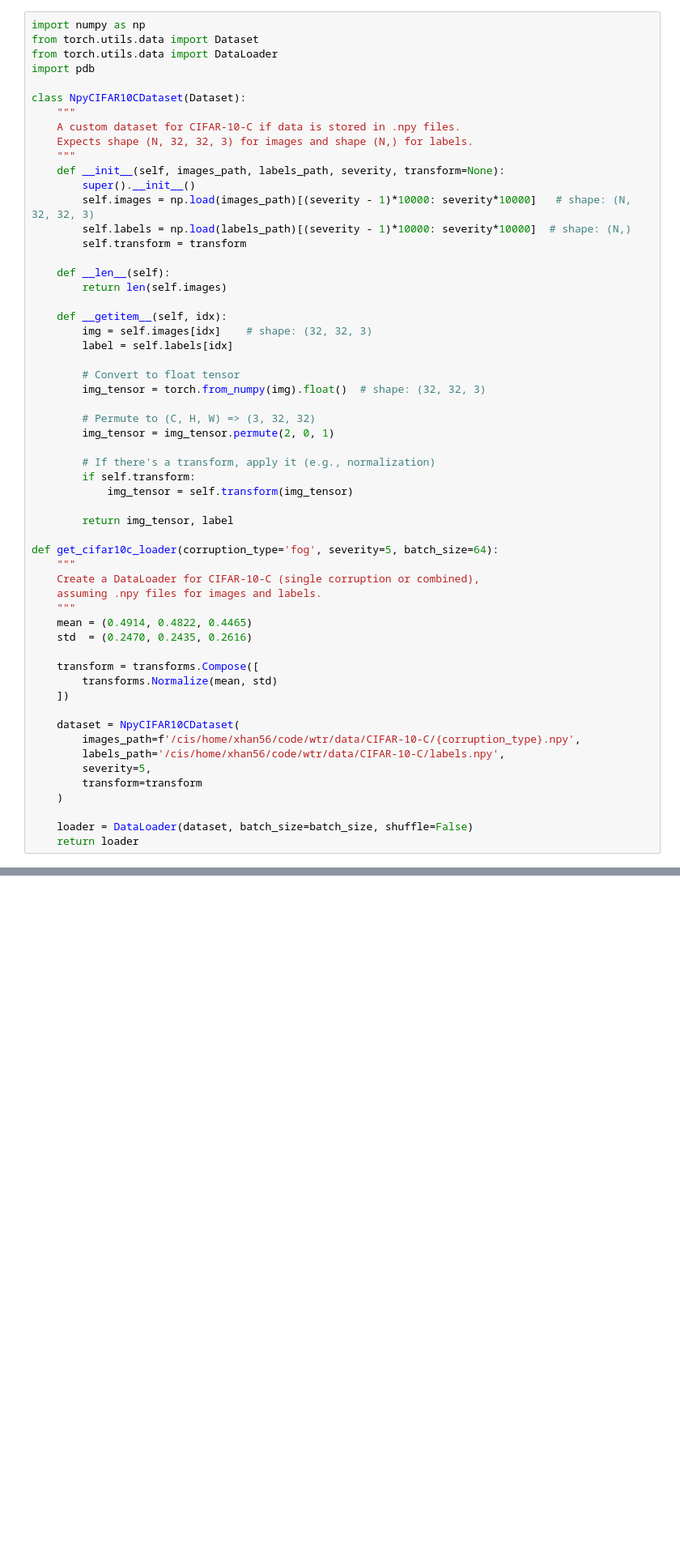
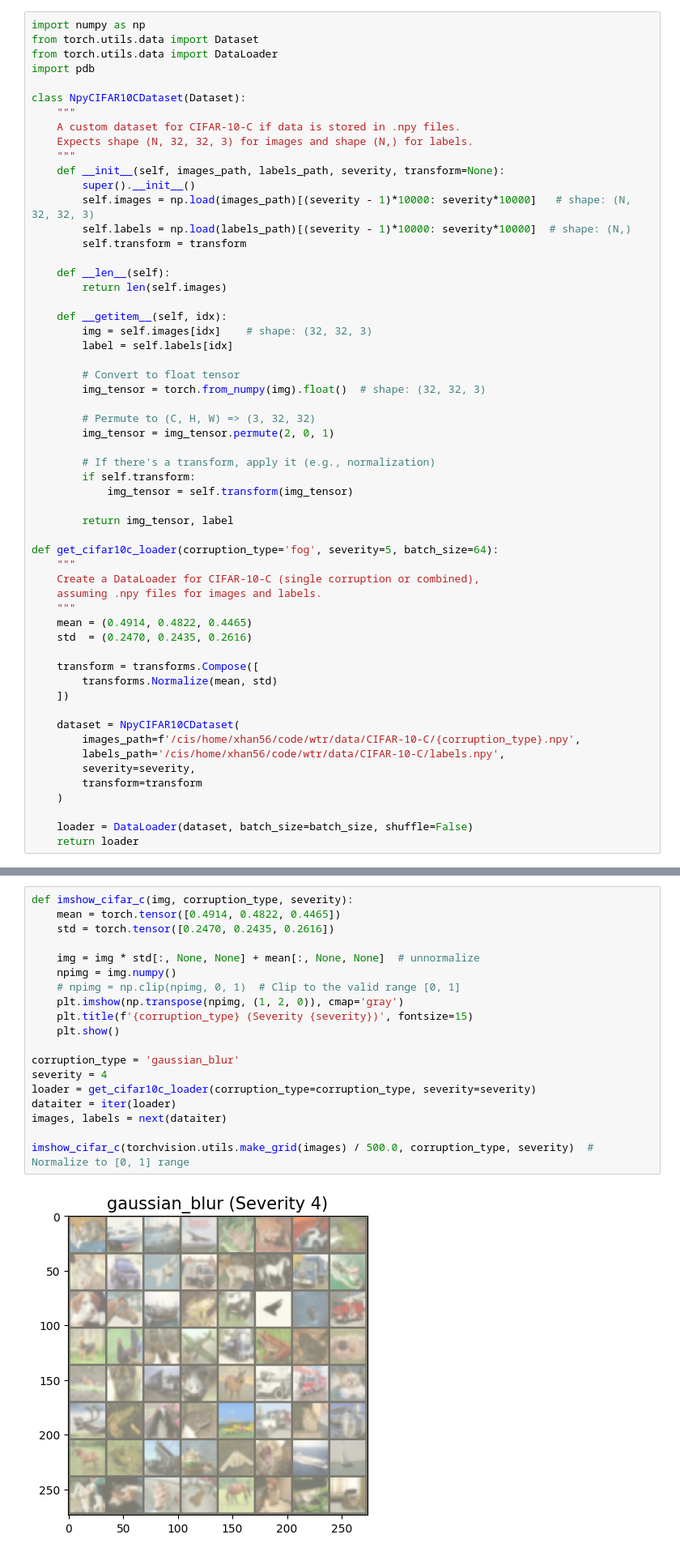
Before and after one commit to aaronhan223/watch, a Jupyter notebook: Podkopaev & Ramdas Code/cifar-10_watch.ipynb, the cells around one changed output, grey strips where cells are left out. Shown at 81% size. Saved outputs shown, nothing was run; the diff lists cells and outputs as text; blank space fills up the shorter version.

```diff
--- a/Podkopaev & Ramdas Code/cifar-10_watch.ipynb
+++ b/Podkopaev & Ramdas Code/cifar-10_watch.ipynb
@@ -102,7 +99,7 @@ def get_cifar10c_loader(corruption_type='fog', severity=5, batch_size=64):
     dataset = NpyCIFAR10CDataset(
         images_path=f'/cis/home/xhan56/code/wtr/data/CIFAR-10-C/{corruption_type}.npy',
         labels_path='/cis/home/xhan56/code/wtr/data/CIFAR-10-C/labels.npy',
-        severity=5,
+        severity=severity,
         transform=transform
     )
 
@@ -111,3 +134,24 @@ def get_cifar10c_loader(corruption_type='fog', severity=5, batch_size=64):
+# %%
+def imshow_cifar_c(img, corruption_type, severity):
+    mean = torch.tensor([0.4914, 0.4822, 0.4465])
+    std = torch.tensor([0.2470, 0.2435, 0.2616])
+
+    img = img * std[:, None, None] + mean[:, None, None]  # unnormalize
+    npimg = img.numpy()
+    # npimg = np.clip(npimg, 0, 1)  # Clip to the valid range [0, 1]
+    plt.imshow(np.transpose(npimg, (1, 2, 0)), cmap='gray')
+    plt.title(f'{corruption_type} (Severity {severity})', fontsize=15)
+    plt.show()
+
+corruption_type = 'gaussian_blur'
+severity = 4
+loader = get_cifar10c_loader(corruption_type=corruption_type, severity=severity)
+dataiter = iter(loader)
+images, labels = next(dataiter)
+
+imshow_cifar_c(torchvision.utils.make_grid(images) / 500.0, corruption_type, severity)  # Normalize to [0, 1] range
+# %% [output]
+[figure, added]
 # %% [markdown]
 # Define the MLP Model
 Define a multi-layer perceptron (MLP) model using torch.nn.Module.
```
Also changed, not shown: parts of 2 cells of this notebook, 10 other files.
